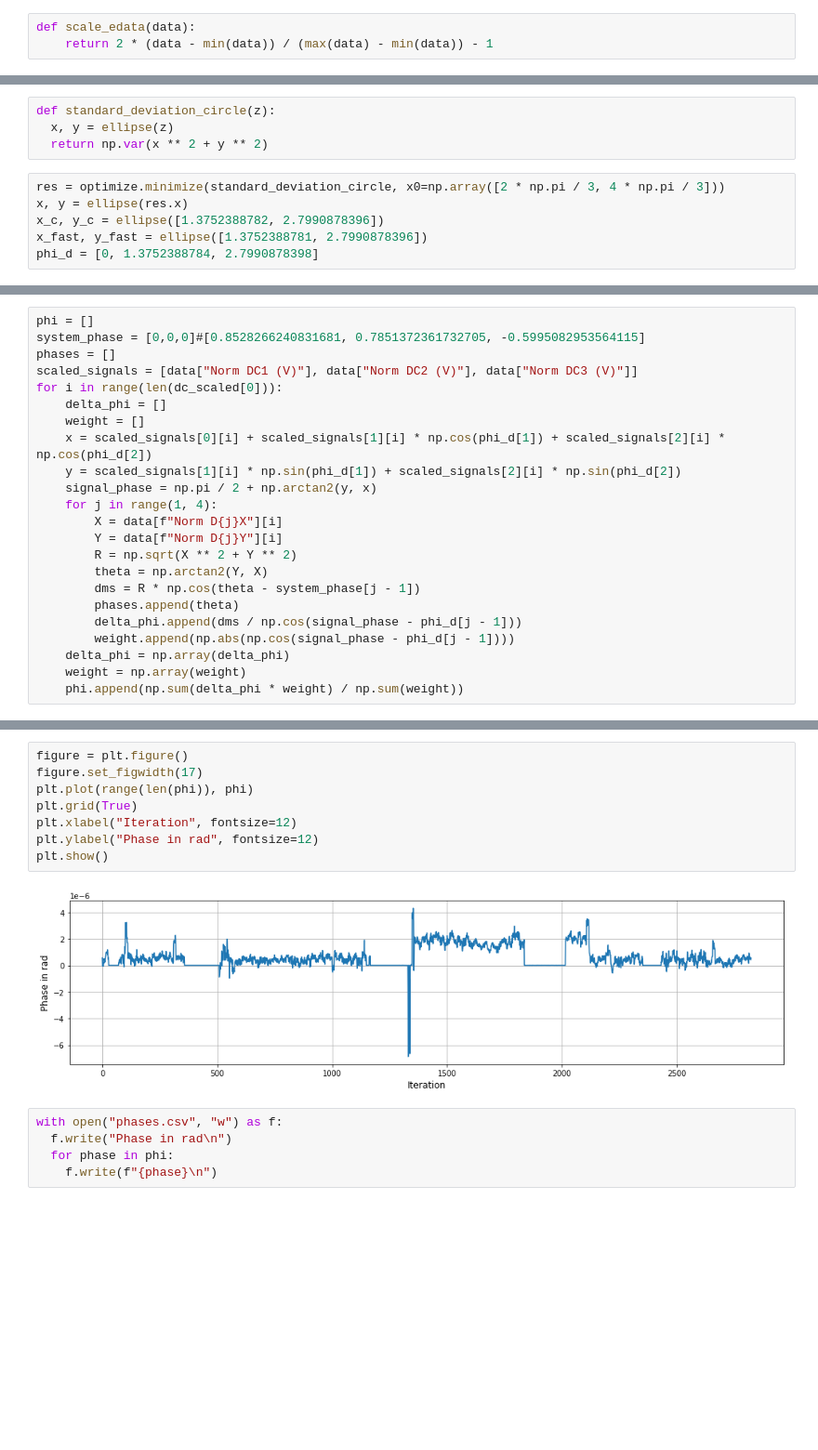
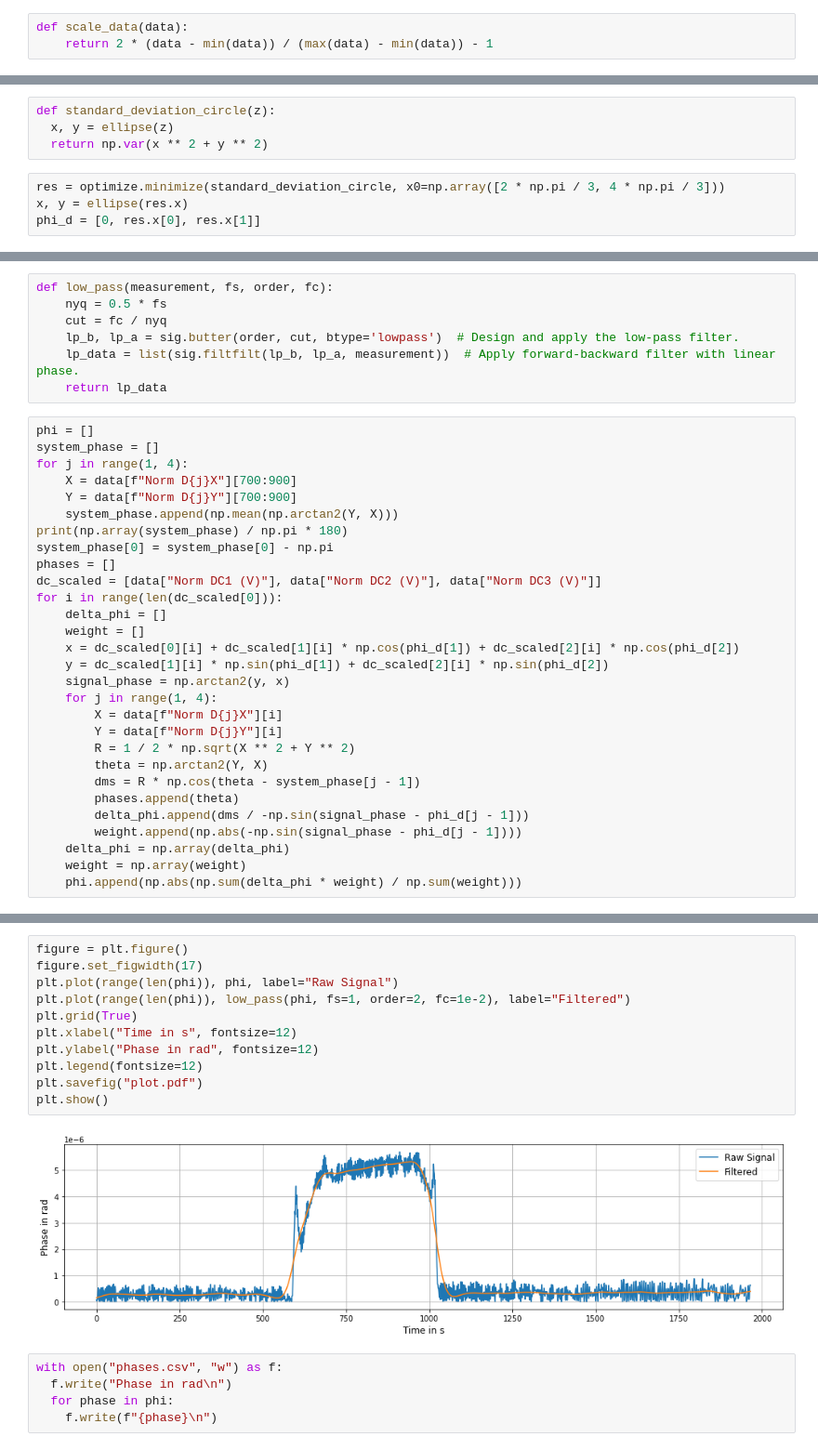
Before and after one commit to bilaljo/MiniPTI, a Jupyter notebook: passepartout.ipynb, the cells around one changed output, grey strips where cells are left out. Shown: that part at 93% size. Drawn from its saved outputs; the diff is of its cells as text; blank space fills up the shorter version.

```diff
--- a/passepartout.ipynb
+++ b/passepartout.ipynb
@@ -27,4 +26,4 @@ plt.show()"""
 # %%
-def scale_edata(data):
+def scale_data(data):
     return 2 * (data - min(data)) / (max(data) - min(data)) - 1
 # %%
@@ -88,9 +59,7 @@ def standard_deviation_circle(z):
 # %%
 res = optimize.minimize(standard_deviation_circle, x0=np.array([2 * np.pi / 3, 4 * np.pi / 3]))
 x, y = ellipse(res.x)
-x_c, y_c = ellipse([1.3752388782, 2.7990878396])
-x_fast, y_fast = ellipse([1.3752388781, 2.7990878396])
-phi_d = [0, 1.3752388784, 2.7990878398]
+phi_d = [0, res.x[0], res.x[1]]
 # %%
 print(f"Difference max x and y: x = {abs(max(x) - max(y))} \
         \nDifference min x and y: x = {abs(min(x) - min(y))}")
@@ -116,23 +79,36 @@ ERROR! Session/line number was not unique in database. History logging moved to
+# %%
+def low_pass(measurement, fs, order, fc):
+    nyq = 0.5 * fs
+    cut = fc / nyq
+    lp_b, lp_a = sig.butter(order, cut, btype='lowpass')  # Design and apply the low-pass filter.
+    lp_data = list(sig.filtfilt(lp_b, lp_a, measurement))  # Apply forward-backward filter with linear phase.
+    return lp_data
 # %%
 phi = []
-system_phase = [0,0,0]#[0.8528266240831681, 0.7851372361732705, -0.5995082953564115]
+system_phase = []
+for j in range(1, 4):
+    X = data[f"Norm D{j}X"][700:900]
+    Y = data[f"Norm D{j}Y"][700:900]
+    system_phase.append(np.mean(np.arctan2(Y, X)))
+print(np.array(system_phase) / np.pi * 180)
+system_phase[0] = system_phase[0] - np.pi
 phases = []
-scaled_signals = [data["Norm DC1 (V)"], data["Norm DC2 (V)"], data["Norm DC3 (V)"]]
+dc_scaled = [data["Norm DC1 (V)"], data["Norm DC2 (V)"], data["Norm DC3 (V)"]]
 for i in range(len(dc_scaled[0])):
     delta_phi = []
     weight = []
-    x = scaled_signals[0][i] + scaled_signals[1][i] * np.cos(phi_d[1]) + scaled_signals[2][i] * np.cos(phi_d[2])
-    y = scaled_signals[1][i] * np.sin(phi_d[1]) + scaled_signals[2][i] * np.sin(phi_d[2])
-    signal_phase = np.pi / 2 + np.arctan2(y, x)
+    x = dc_scaled[0][i] + dc_scaled[1][i] * np.cos(phi_d[1]) + dc_scaled[2][i] * np.cos(phi_d[2])
+    y = dc_scaled[1][i] * np.sin(phi_d[1]) + dc_scaled[2][i] * np.sin(phi_d[2])
+    signal_phase = np.arctan2(y, x)
     for j in range(1, 4):
         X = data[f"Norm D{j}X"][i]
         Y = data[f"Norm D{j}Y"][i]
-        R = np.sqrt(X ** 2 + Y ** 2)
+        R = 1 / 2 * np.sqrt(X ** 2 + Y ** 2)
         theta = np.arctan2(Y, X)
         dms = R * np.cos(theta - system_phase[j - 1])
         phases.append(theta)
-        delta_phi.append(dms / np.cos(signal_phase - phi_d[j - 1]))
-        weight.append(np.abs(np.cos(signal_phase - phi_d[j - 1])))
+        delta_phi.append(dms / -np.sin(signal_phase - phi_d[j - 1]))
+        weight.append(np.abs(-np.sin(signal_phase - phi_d[j - 1])))
     delta_phi = np.array(delta_phi)
     weight = np.array(weight)
-    phi.append(np.sum(delta_phi * weight) / np.sum(weight))
+    phi.append(np.abs(np.sum(delta_phi * weight) / np.sum(weight)))
@@ -139,13 +117,16 @@ for i in range(len(dc_scaled[0])):
 # %%
 figure = plt.figure()
 figure.set_figwidth(17)
-plt.plot(range(len(phi)), phi)
+plt.plot(range(len(phi)), phi, label="Raw Signal")
+plt.plot(range(len(phi)), low_pass(phi, fs=1, order=2, fc=1e-2), label="Filtered")
 plt.grid(True)
-plt.xlabel("Iteration", fontsize=12)
+plt.xlabel("Time in s", fontsize=12)
 plt.ylabel("Phase in rad", fontsize=12)
+plt.legend(fontsize=12)
+plt.savefig("plot.pdf")
 plt.show()
 # %% [output]
-[figure, old version]
+[figure, new version]
 # %%
 with open("phases.csv", "w") as f:
   f.write("Phase in rad\n")
```
Also changed, not shown: parts of 8 cells of this notebook, 8 other files.
